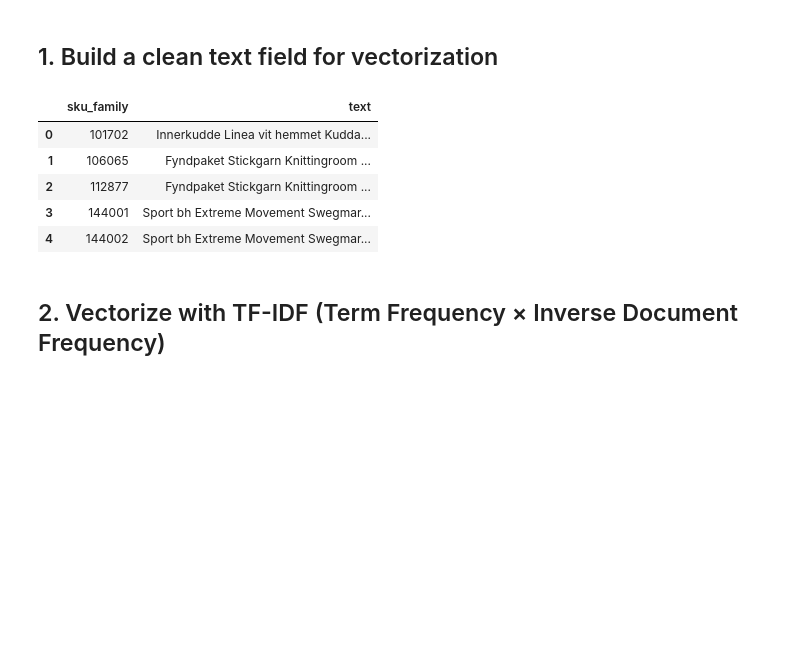
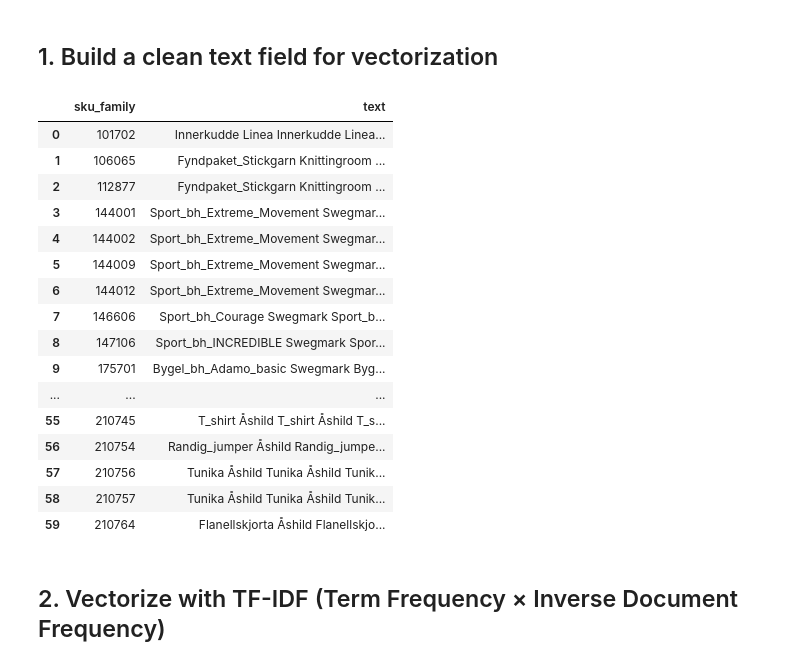
Before and after one commit to maria-lagerholm/itcm_recommendation_engine, a Jupyter notebook: notebooks/simillarity_search.ipynb, the cells around one changed output. Drawn from its saved outputs; the diff is of its cells as text; code cells hidden in the pictures; blank space fills up the shorter version.

```diff
--- a/notebooks/simillarity_search.ipynb
+++ b/notebooks/simillarity_search.ipynb
@@ -175,14 +199,25 @@ art["text"] = art[cols].map(clean).agg(" ".join, axis=1).map(canon)
 sku_df = art.loc[art["text"].ne(""), ["sku_family","text"]].reset_index(drop=True)
 # %%
 pd.set_option('display.max_colwidth', None)
-sku_df.head(5)
+sku_df.head(60)
 # %% [output]
 |  | sku_family | text |
-| 0 | 101702 | Innerkudde Linea vit hemmet Kudda... |
-| 1 | 106065 | Fyndpaket Stickgarn Knittingroom ... |
-| 2 | 112877 | Fyndpaket Stickgarn Knittingroom ... |
-| 3 | 144001 | Sport bh Extreme Movement Swegmar... |
-| 4 | 144002 | Sport bh Extreme Movement Swegmar... |
+| 0 | 101702 | Innerkudde Linea Innerkudde Linea... |
+| 1 | 106065 | Fyndpaket_Stickgarn Knittingroom ... |
+| 2 | 112877 | Fyndpaket_Stickgarn Knittingroom ... |
+| 3 | 144001 | Sport_bh_Extreme_Movement Swegmar... |
+| 4 | 144002 | Sport_bh_Extreme_Movement Swegmar... |
+| 5 | 144009 | Sport_bh_Extreme_Movement Swegmar... |
+| 6 | 144012 | Sport_bh_Extreme_Movement Swegmar... |
+| 7 | 146606 | Sport_bh_Courage Swegmark Sport_b... |
+| 8 | 147106 | Sport_bh_INCREDIBLE Swegmark Spor... |
+| 9 | 175701 | Bygel_bh_Adamo_basic Swegmark Byg... |
+| ... | ... | ... |
+| 55 | 210745 | T_shirt Åshild T_shirt Åshild T_s... |
+| 56 | 210754 | Randig_jumper Åshild Randig_jumpe... |
+| 57 | 210756 | Tunika Åshild Tunika Åshild Tunik... |
+| 58 | 210757 | Tunika Åshild Tunika Åshild Tunik... |
+| 59 | 210764 | Flanellskjorta Åshild Flanellskjo... |
 # %% [markdown]
 ## 2. Vectorize with TF-IDF (Term Frequency × Inverse Document Frequency)
 # %%
```
Also changed, not shown: parts of 7 cells of this notebook.
